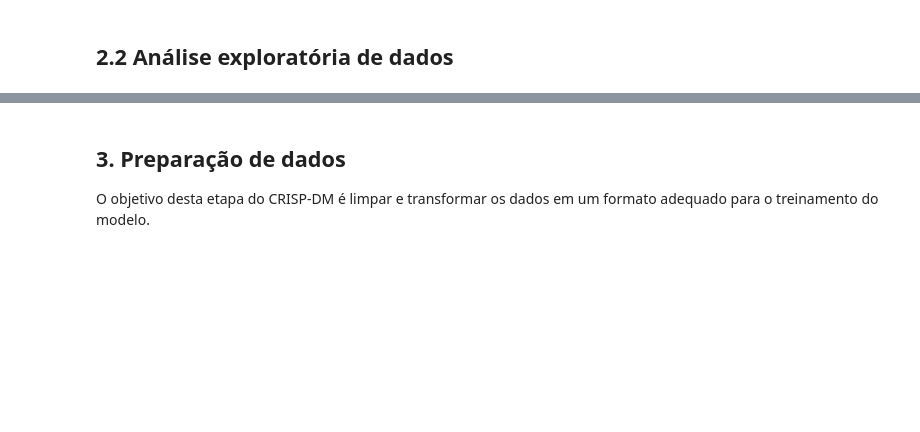
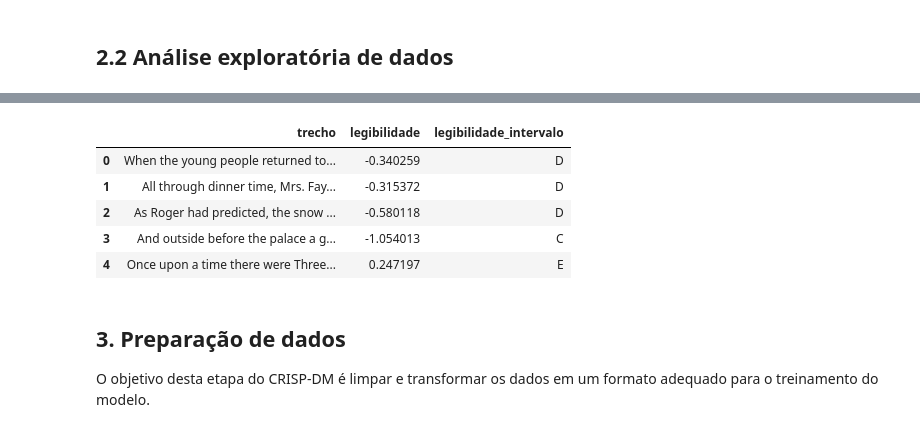
Before and after one commit to gomesluiz/commonlit-readability-predicting, a Jupyter notebook: make_model.ipynb, the cells around one changed output, grey strips where cells are left out. Saved outputs shown, nothing was run; the diff lists cells and outputs as text; code cells hidden in the pictures; blank space fills up the shorter version.

```diff
--- a/make_model.ipynb
+++ b/make_model.ipynb
@@ -127,3 +155,12 @@ ValueError: ignored
+# %%
+trechos.head()
+# %% [output]
+|  | trecho | legibilidade | legibilidade_intervalo |
+| 0 | When the young people returned to... | -0.340259 | D |
+| 1 | All through dinner time, Mrs. Fay... | -0.315372 | D |
+| 2 | As Roger had predicted, the snow ... | -0.580118 | D |
+| 3 | And outside before the palace a g... | -1.054013 | C |
+| 4 | Once upon a time there were Three... | 0.247197 | E |
 # %% [markdown]
 ## 3. Preparação de dados
 O objetivo desta etapa do CRISP-DM é limpar e transformar os dados em um formato adequado para o treinamento do modelo.
```
Also changed, not shown: parts of 3 cells of this notebook.
